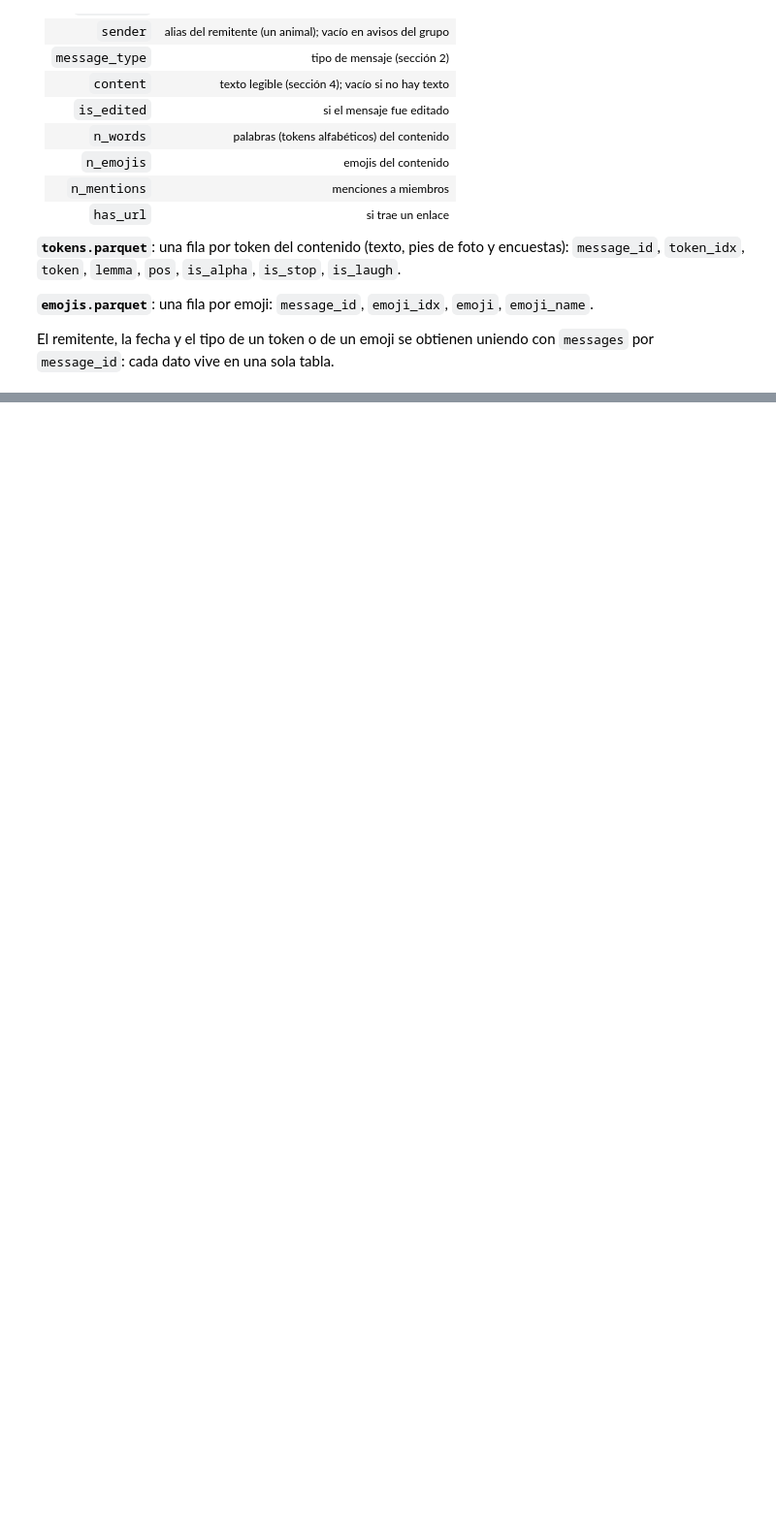
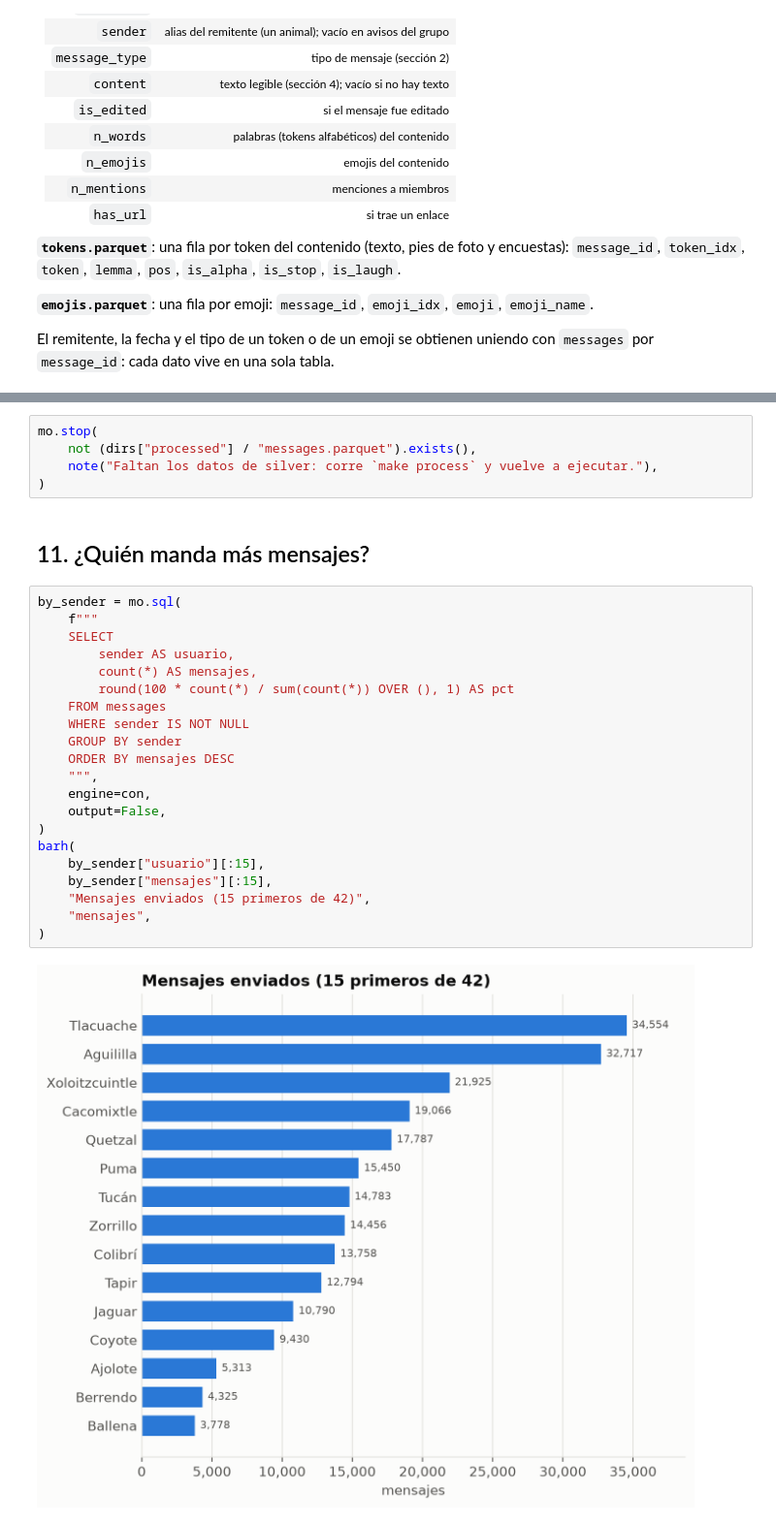
Before and after one commit to enriquegiottonini/wasap-group-chat-analyzer, a Jupyter notebook: notebooks/02_eda_silver.ipynb, the cells around one changed output, grey strips where cells are left out. Shown at 97% size. Drawn from its saved outputs; the diff is of its cells as text; blank space fills up the shorter version.

Commit message:
Answer questions in notebook using silver data

```diff
--- a/notebooks/02_eda_silver.ipynb
+++ b/notebooks/02_eda_silver.ipynb
@@ -608,0 +616,30 @@ El remitente, la fecha y el tipo de un token o de un emoji se obtienen uniendo c
+# %%
+mo.stop(
+    not (dirs["processed"] / "messages.parquet").exists(),
+    note("Faltan los datos de silver: corre `make process` y vuelve a ejecutar."),
+)
+# %% [markdown]
+## 11. ¿Quién manda más mensajes?
+# %%
+by_sender = mo.sql(
+    f"""
+    SELECT
+        sender AS usuario,
+        count(*) AS mensajes,
+        round(100 * count(*) / sum(count(*)) OVER (), 1) AS pct
+    FROM messages
+    WHERE sender IS NOT NULL
+    GROUP BY sender
+    ORDER BY mensajes DESC
+    """,
+    engine=con,
+    output=False,
+)
+barh(
+    by_sender["usuario"][:15],
+    by_sender["mensajes"][:15],
+    "Mensajes enviados (15 primeros de 42)",
+    "mensajes",
+)
+# %% [output]
+[figure, added]
```
Also changed, not shown: parts of 30 cells of this notebook, 4 other files.
